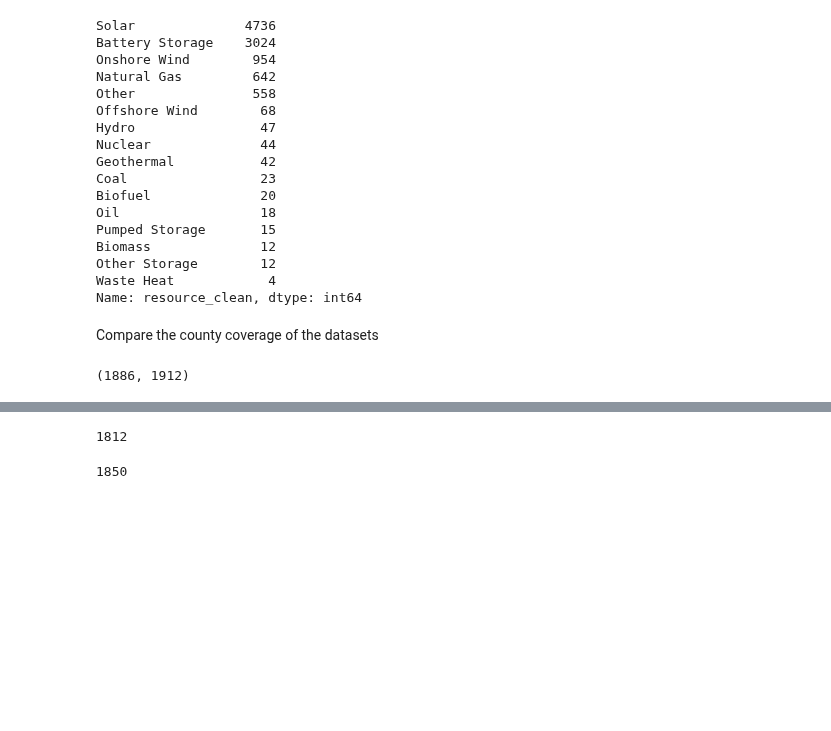
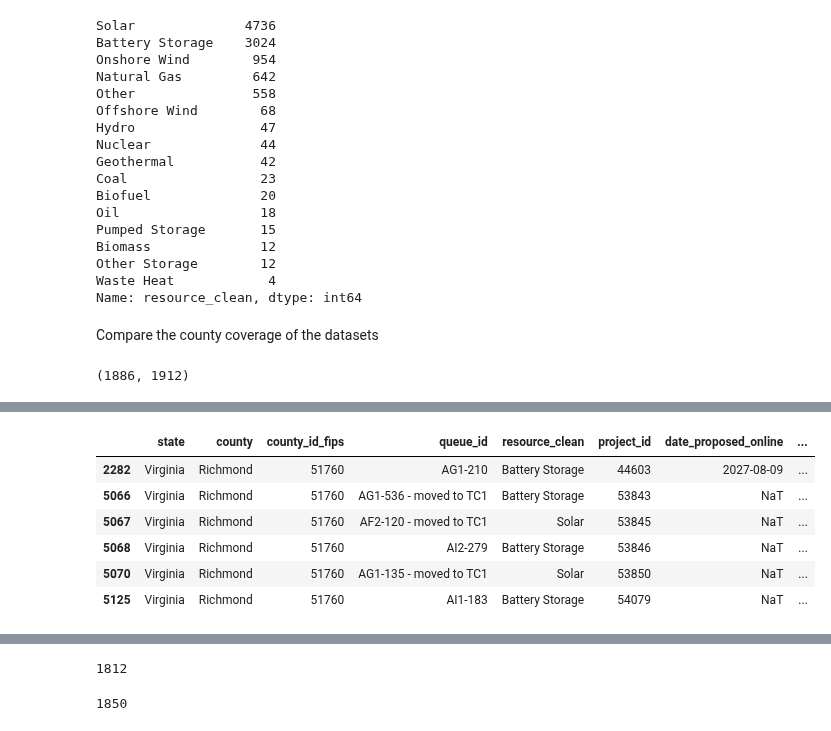
Before and after one commit to deployment-gap-model-education-fund/deployment-gap-model, a Jupyter notebook: notebooks/data_updates/interconnection_fyi/interconnection-fyi-update.ipynb, the cells around one changed output, grey strips where cells are left out. Drawn from its saved outputs; the diff is of its cells as text; code cells hidden in the pictures; blank space fills up the shorter version.

```diff
--- a/notebooks/data_updates/interconnection_fyi/interconnection-fyi-update.ipynb
+++ b/notebooks/data_updates/interconnection_fyi/interconnection-fyi-update.ipynb
@@ -47,4 +60,0 @@ with engine.connect() as con:
-# %%
-with engine.connect() as con:
-    wind_cable = pd.read_sql_table("offshore_wind_cable_landing_association", con, schema="data_warehouse")
-    wind_proj = pd.read_sql_table("offshore_wind_projects", con, schema="data_warehouse")
@@ -201,0 +261,10 @@ len(fyi_projects_long_format.county_id_fips.unique()), len(iso_projects_long_for
+# %%
+iso_projects_long_format[iso_projects_long_format.county_id_fips == "51760"]
+# %% [output]
+|  | state | county | county_id_fips | queue_id | resource_clean | project_id | date_proposed_online | ... |
+| 2282 | Virginia | Richmond | 51760 | AG1-210 | Battery Storage | 44603 | 2027-08-09 | ... |
+| 5066 | Virginia | Richmond | 51760 | AG1-536 - moved to TC1 | Battery Storage | 53843 | NaT | ... |
+| 5067 | Virginia | Richmond | 51760 | AF2-120 - moved to TC1 | Solar | 53845 | NaT | ... |
+| 5068 | Virginia | Richmond | 51760 | AI2-279 | Battery Storage | 53846 | NaT | ... |
+| 5070 | Virginia | Richmond | 51760 | AG1-135 - moved to TC1 | Solar | 53850 | NaT | ... |
+| 5125 | Virginia | Richmond | 51760 | AI1-183 | Battery Storage | 54079 | NaT | ... |
```
Also changed, not shown: parts of 37 cells of this notebook, 3 other files.
